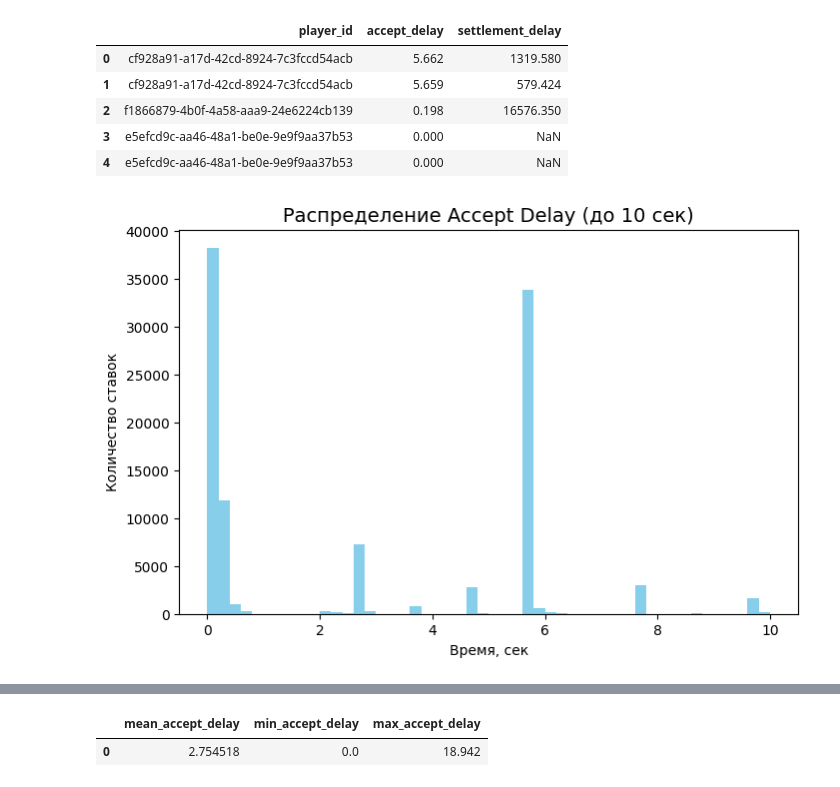
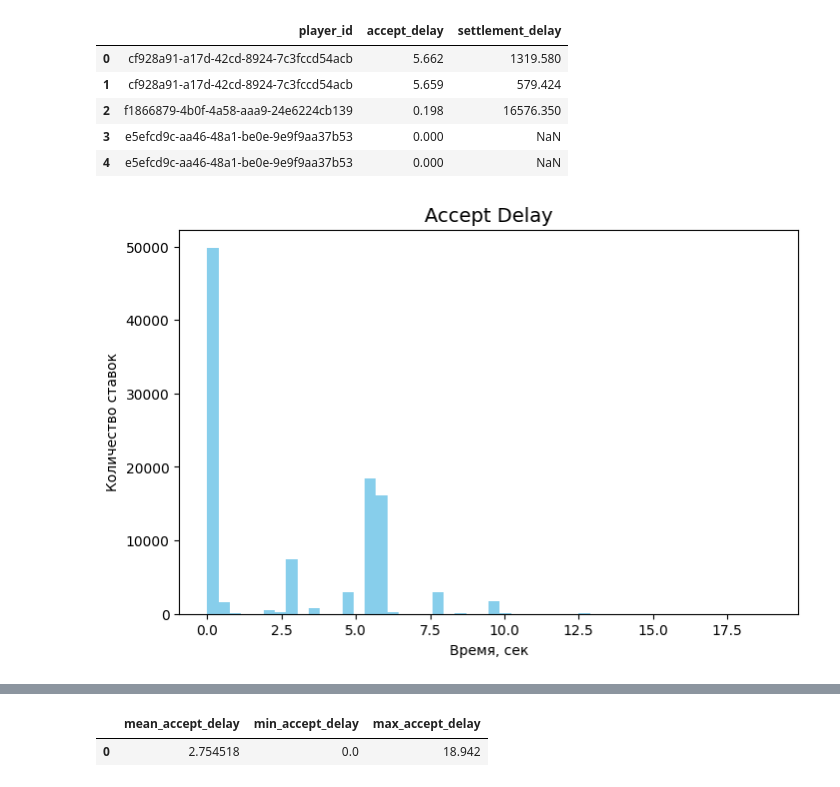
Before and after one commit to aliakseizvertouski/bet_analyse, a Jupyter notebook: bet_analyse.ipynb, the cells around one changed output, grey strips where cells are left out. Cells and saved outputs as stored; diff of their text form; code cells hidden in the pictures.

```diff
--- a/bet_analyse.ipynb
+++ b/bet_analyse.ipynb
@@ -181,12 +181,12 @@ churn_rate.head()
 # %%
 fig, ax = plt.subplots(figsize=(8, 5))
 
-ax.hist(bet["accept_delay"], bins=50, range=(0, 10), color='skyblue')
+ax.hist(bet["accept_delay"], bins=50,  color='skyblue')
 
-ax.set_title('Распределение Accept Delay (до 10 сек)', fontsize=14)
+ax.set_title('Accept Delay', fontsize=14)
 ax.set_xlabel('Время, сек')
 ax.set_ylabel('Количество ставок')
 
 plt.show()
 # %% [output]
-[figure, old version]
+[figure, new version]
```
Also changed, not shown: parts of 1 cell of this notebook.
